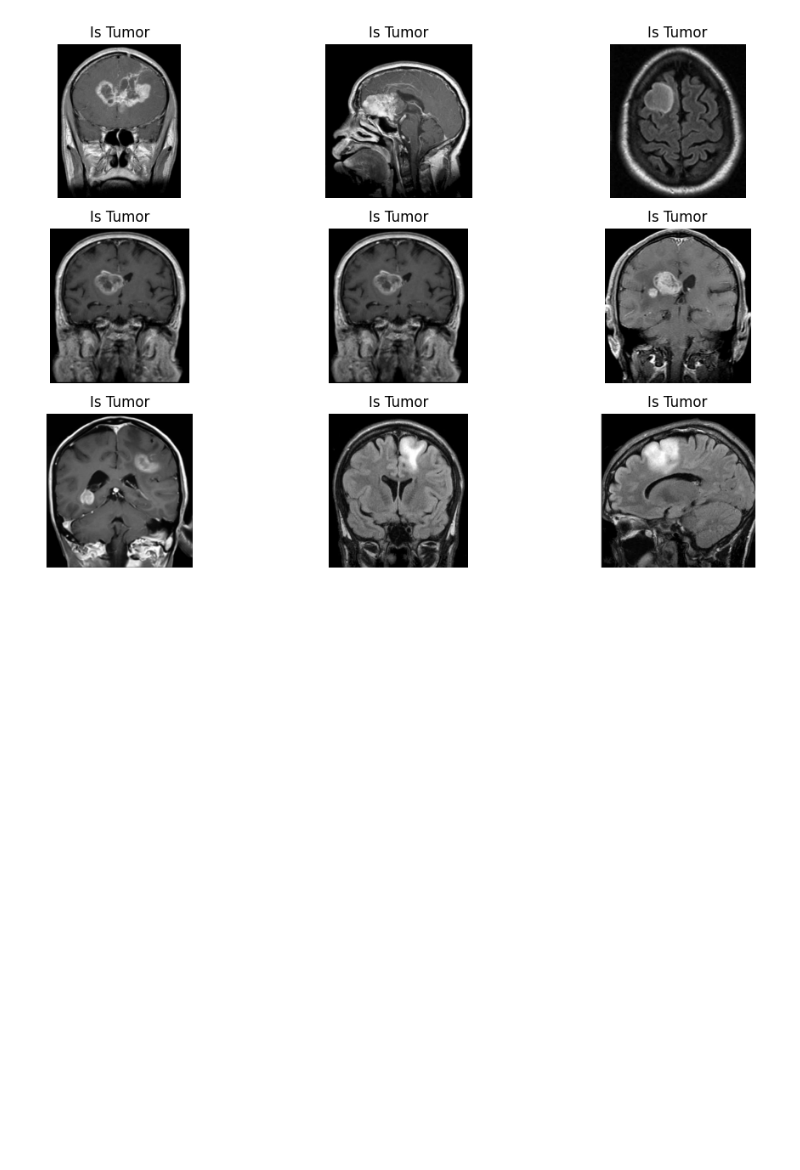
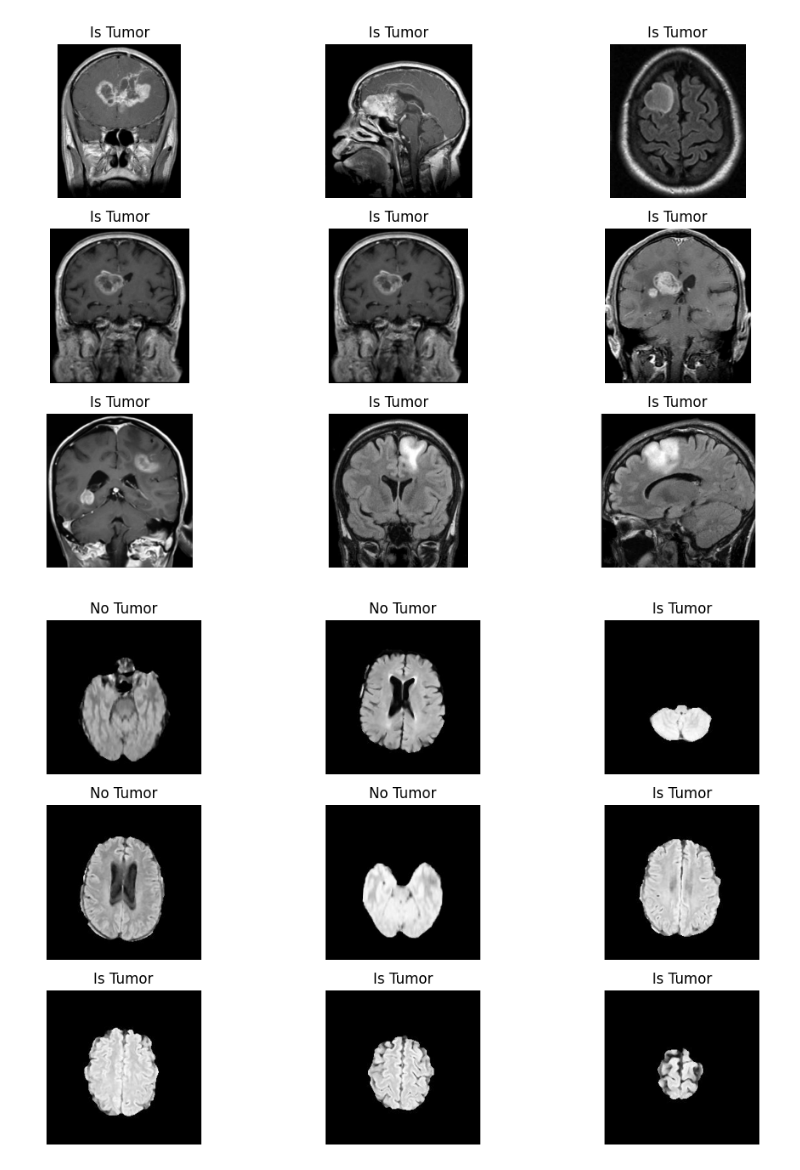
Before and after one commit to EnterpriseSoftwareCity/brain-tumor-detection, a Jupyter notebook: predictor_logistic_regression.ipynb, the cells around one changed output. Cells and saved outputs as stored; diff of their text form; code cells hidden in the pictures; blank space fills up the shorter version.

```diff
--- a/predictor_logistic_regression.ipynb
+++ b/predictor_logistic_regression.ipynb
@@ -66,16 +66,16 @@ classifier.score(xTest, yTest)
 # %%
 values_classifier = {0: 'No Tumor', 1: 'Is Tumor'}
 # %%
-def test_based_on_images(fileTestingClass, size = 9):
+def test_based_on_images(fileTestingClass, dir_source, size = 9):
     plt.figure(figsize=(12, 8))
-    path = os.listdir(STANDARD_DATA_DIRECTORY_STRUCTURE)
+    path = os.listdir(dir_source)
 
     subplot_index = 1
 
-    for i in os.listdir(STANDARD_DATA_DIRECTORY_STRUCTURE + fileTestingClass)[:size]:
+    for i in os.listdir(dir_source + fileTestingClass)[:size]:
         plt.subplot(3, 3, subplot_index)
 
-        img = cv2.imread(STANDARD_DATA_DIRECTORY_STRUCTURE + fileTestingClass + i, 0)
+        img = cv2.imread(dir_source + fileTestingClass + i, 0)
         img_resized = cv2.resize(img, (STANDARD_RESIZE_VALUE, STANDARD_RESIZE_VALUE))
         img_resized = img_resized.reshape(1, -1) / 255
         path = classifier.predict(img_resized)
@@ -104,2 +104,6 @@ test_based_on_images('glioma_tumor/')
 # %% [output]
 [figure]
+# %%
+test_based_on_images('brain_tumor/', STANDARD_DATA_DIRECTORY_STRUCTURE, 20)
+# %% [output]
+[figure, added]
```
Also changed, not shown: parts of 4 cells of this notebook.
